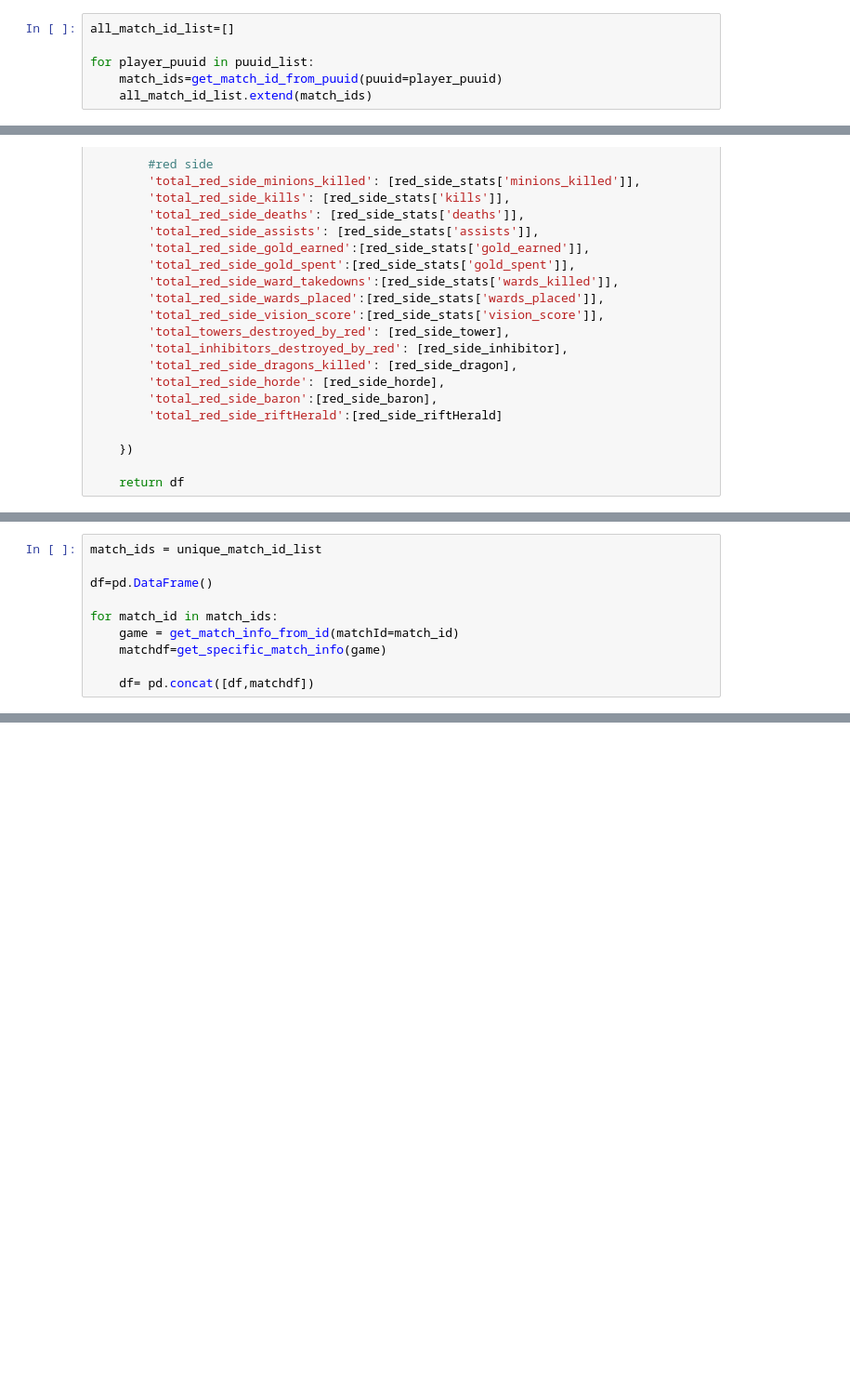
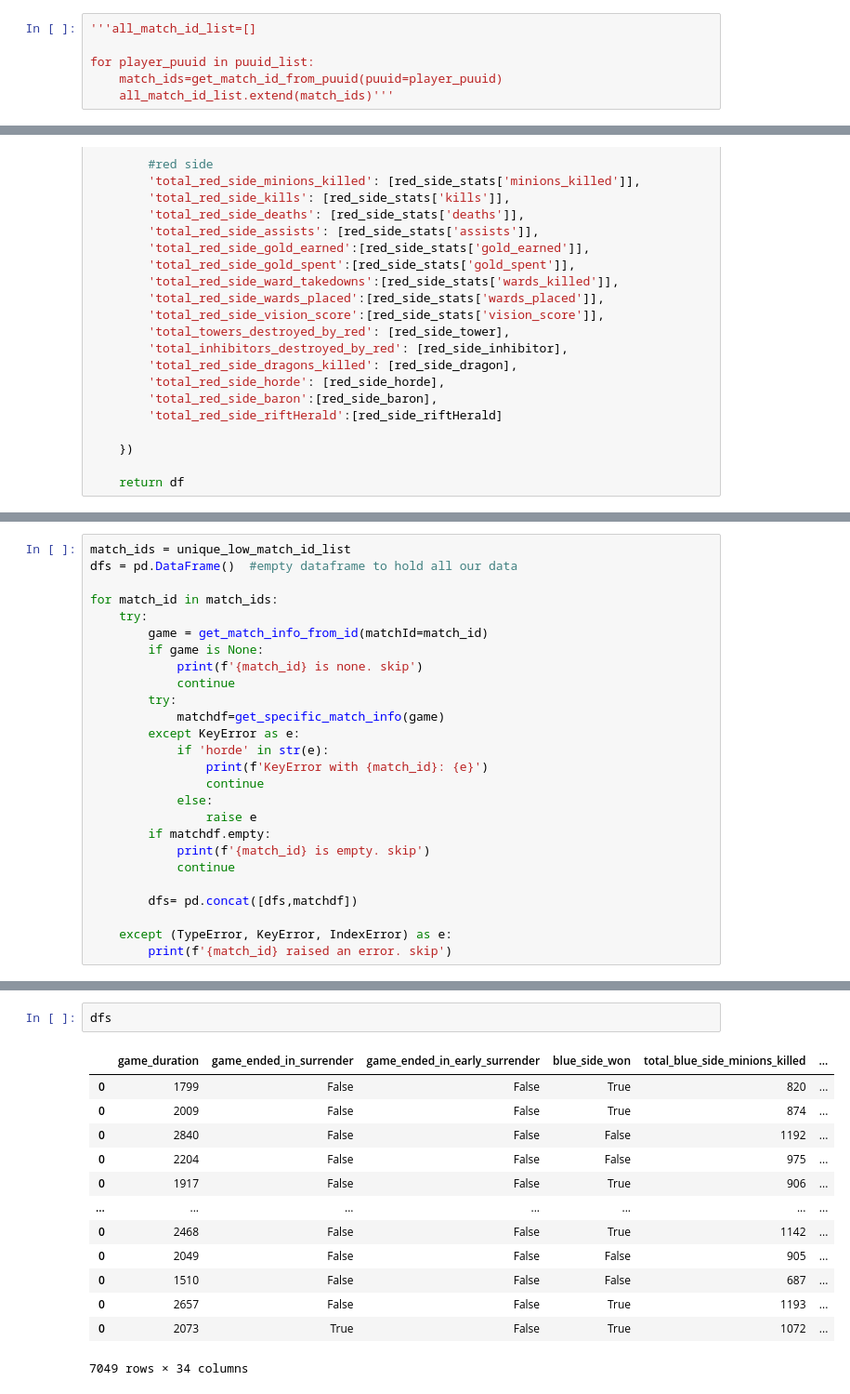
Before and after one commit to mohammad20306/Dissertation, a Jupyter notebook: project_code.ipynb, the cells around one changed output, grey strips where cells are left out. Shown at 93% size. Drawn from its saved outputs; the diff is of its cells as text; blank space fills up the shorter version.

```diff
--- a/project_code.ipynb
+++ b/project_code.ipynb
@@ -93,7 +167,7 @@ def get_match_id_from_puuid(puuid=None):
 # %%
-all_match_id_list=[]
+'''all_match_id_list=[]
 
 for player_puuid in puuid_list:
     match_ids=get_match_id_from_puuid(puuid=player_puuid)
-    all_match_id_list.extend(match_ids)
+    all_match_id_list.extend(match_ids)'''
 # %% [output]
@@ -346,10 +401,0 @@ get_match_info_from_id(matchId='EUW1_6922507359')
-# %%
-match_ids = unique_match_id_list
-
-df=pd.DataFrame()
-
-for match_id in match_ids:
-    game = get_match_info_from_id(matchId=match_id)
-    matchdf=get_specific_match_info(game)
-
-    df= pd.concat([df,matchdf])
@@ -373,0 +402,26 @@ rate limit exceeded
+# %%
+match_ids = unique_low_match_id_list
+dfs = pd.DataFrame()  #empty dataframe to hold all our data
+
+for match_id in match_ids:
+    try:
+        game = get_match_info_from_id(matchId=match_id)
+        if game is None:
+            print(f'{match_id} is none. skip')
+            continue
+        try:
+            matchdf=get_specific_match_info(game)
+        except KeyError as e:
+            if 'horde' in str(e):
+                print(f'KeyError with {match_id}: {e}')
+                continue
+            else:
+                raise e
+        if matchdf.empty:
+            print(f'{match_id} is empty. skip')
+            continue
+
+        dfs= pd.concat([dfs,matchdf])
+
+    except (TypeError, KeyError, IndexError) as e:
+        print(f'{match_id} raised an error. skip')
@@ -374 +446,17 @@ rate limit exceeded
+# %%
+dfs
+# %% [output]
+|  | game_duration | game_ended_in_surrender | game_ended_in_early_surrender | blue_side_won | total_blue_side_minions_killed | ... |
+| 0 | 1799 | False | False | True | 820 | ... |
+| 0 | 2009 | False | False | True | 874 | ... |
+| 0 | 2840 | False | False | False | 1192 | ... |
+| 0 | 2204 | False | False | False | 975 | ... |
+| 0 | 1917 | False | False | True | 906 | ... |
+| ... | ... | ... | ... | ... | ... | ... |
+| 0 | 2468 | False | False | True | 1142 | ... |
+| 0 | 2049 | False | False | False | 905 | ... |
+| 0 | 1510 | False | False | False | 687 | ... |
+| 0 | 2657 | False | False | True | 1193 | ... |
+| 0 | 2073 | True | False | True | 1072 | ... |
+7049 rows × 34 columns
 # %%
```
Also changed, not shown: parts of 20 cells of this notebook, 2 other files.
